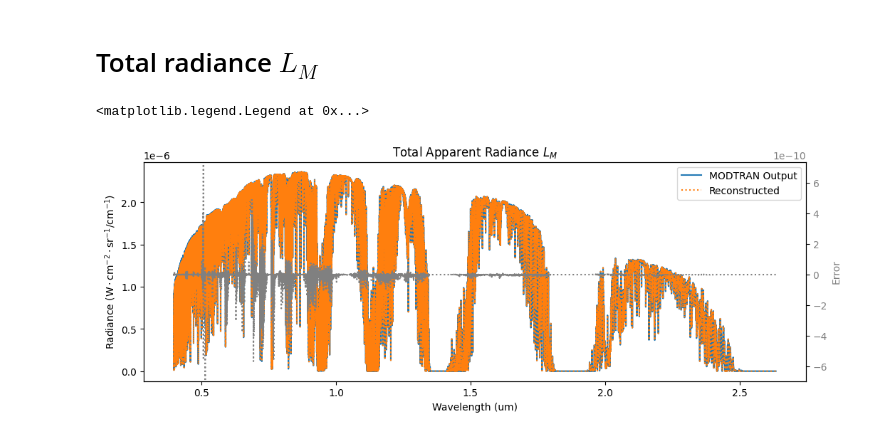
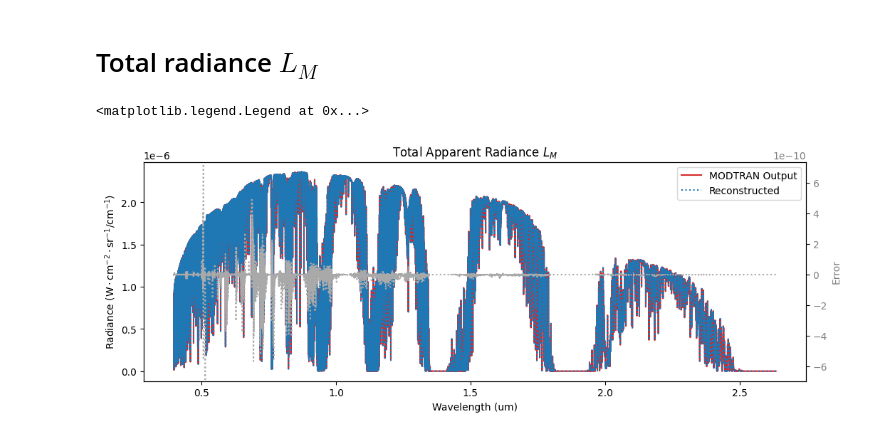
Before and after one commit to brianschubert/pymod6, a Jupyter notebook: notebooks/forward_model.ipynb, the cells around one changed output. Cells and saved outputs as stored; diff of their text form; code cells hidden in the pictures.

```diff
--- a/notebooks/forward_model.ipynb
+++ b/notebooks/forward_model.ipynb
@@ -101,7 +101,7 @@ L_M = sli_data["total radiance"]
 L_TS = sli_data["direct reflect"]
 L_TBD = sli_data["ground reflect"] - L_TS
 L_BD = sli_data["path multiple scat"] - sli_ref0_data["path multiple scat"]
-L_D = sli_data["path single scat"]
+L_D = sli_data["path single scat"] + sli_ref0_data["path multiple scat"]
 E_s = sli_data["top-of-atmosphere irradiance"]
 L_s_star = mu_s * E_s / np.pi
 
@@ -262,21 +255,21 @@ ax.legend()
 # %%
 L_M_r = L_TS_r + L_TBD_r + L_BD_r + L_D  # todo reconstruct L_D?
 
 fig, ax = plt.subplots(1, figsize=(12, 4))
 
-ax.plot(wavelength, L_M, "-", label="MODTRAN Output")
-ax.plot(wavelength, L_M_r, ":", label="Reconstructed")
+ax.plot(wavelength, L_M, "-", label="MODTRAN Output", color="tab:red")
+ax.plot(wavelength, L_M_r, ":", label="Reconstructed", color="tab:blue")
 ax2 = ax.twinx()
 L_M_err = L_M - L_M_r
-ax2.plot(wavelength, L_BD_err, ":", color="gray", label="Error")
+ax2.plot(wavelength, L_BD_err, ":", color="darkgray", label="Error")
 ax2.set_ylim(L_BD_err.min(), L_BD_err.max())
 ax2.set_ylabel("Error", color="gray")
 ax2.tick_params(axis="y", labelcolor="gray")
 ax.set_xlabel("Wavelength (um)")
 ax.set_ylabel("Radiance ($\mathrm{W\cdot cm^{-2}\cdot{sr}^{-1}/cm^{-1})}$")
 ax.set_title("Total Apparent Radiance $L_{M}$")
 
 ax.legend()
 # %% [output]
 <matplotlib.legend.Legend at 0x...>
-[figure, old version]
+[figure, new version]
```
Also changed, not shown: parts of 6 cells of this notebook.
